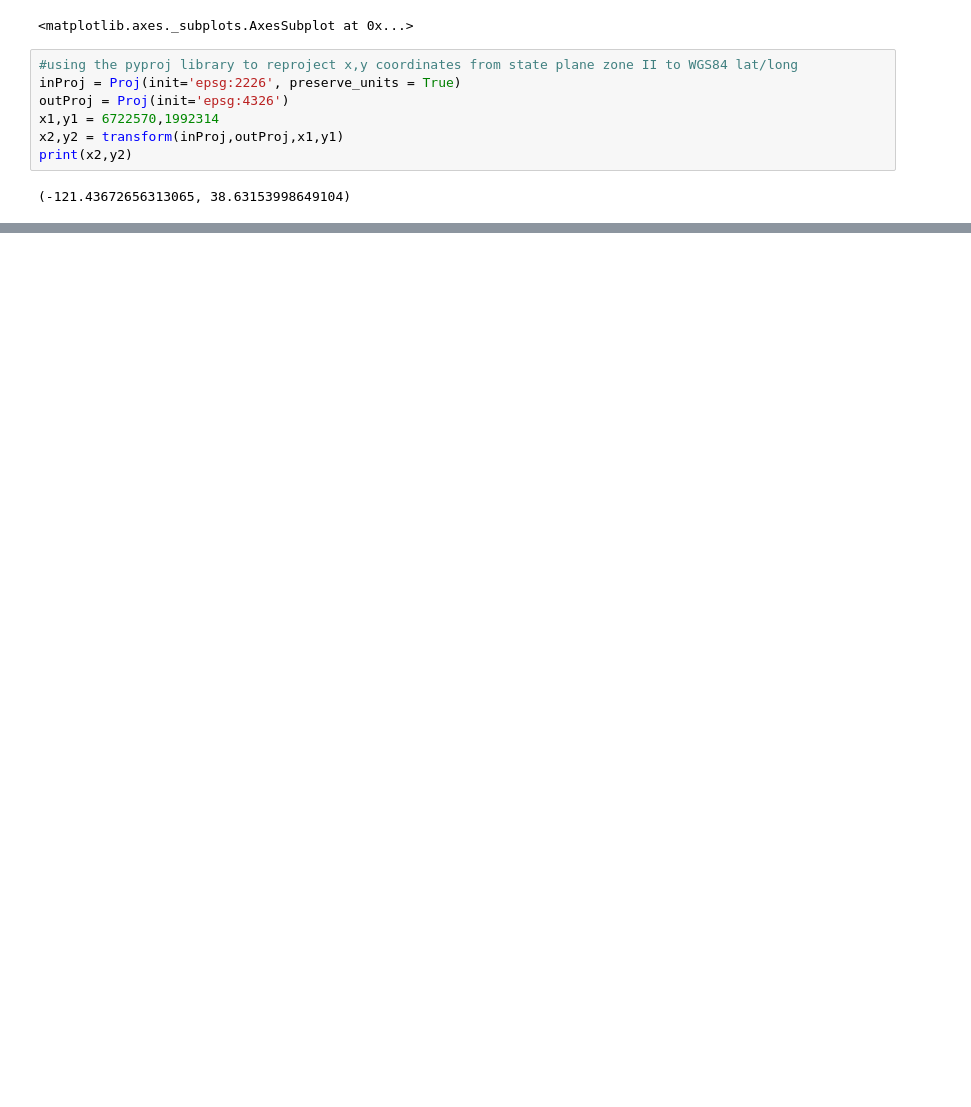
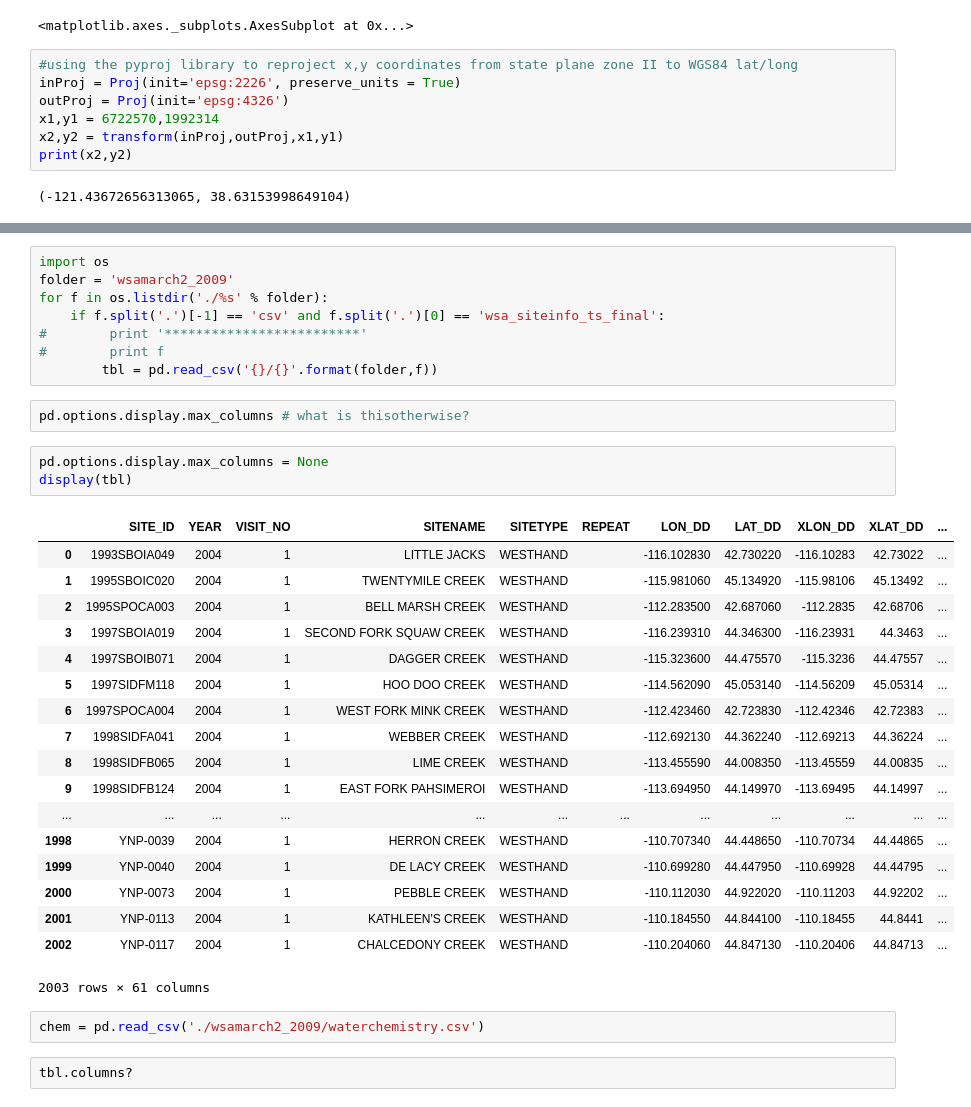
Before and after one commit to debboutr/2018_GIS_workshop, a Jupyter notebook: OpenDataExample.ipynb, the cells around one changed output, grey strips where cells are left out. Drawn from its saved outputs; the diff is of its cells as text; blank space fills up the shorter version.

```diff
--- a/OpenDataExample.ipynb
+++ b/OpenDataExample.ipynb
@@ -193,0 +277,36 @@ stamen_watercolor
+# %%
+import os
+folder = 'wsamarch2_2009'
+for f in os.listdir('./%s' % folder):
+    if f.split('.')[-1] == 'csv' and f.split('.')[0] == 'wsa_siteinfo_ts_final':
+#        print '*************************'
+#        print f
+        tbl = pd.read_csv('{}/{}'.format(folder,f))
+# %%
+pd.options.display.max_columns # what is thisotherwise?
+# %%
+pd.options.display.max_columns = None
+display(tbl)
+# %% [output]
+|  | SITE_ID | YEAR | VISIT_NO | SITENAME | SITETYPE | REPEAT | LON_DD | LAT_DD | XLON_DD | XLAT_DD | ... |
+| 0 | 1993SBOIA049 | 2004 | 1 | LITTLE JACKS | WESTHAND |  | -116.102830 | 42.730220 | -116.10283 | 42.73022 | ... |
+| 1 | 1995SBOIC020 | 2004 | 1 | TWENTYMILE CREEK | WESTHAND |  | -115.981060 | 45.134920 | -115.98106 | 45.13492 | ... |
+| 2 | 1995SPOCA003 | 2004 | 1 | BELL MARSH CREEK | WESTHAND |  | -112.283500 | 42.687060 | -112.2835 | 42.68706 | ... |
+| 3 | 1997SBOIA019 | 2004 | 1 | SECOND FORK SQUAW CREEK | WESTHAND |  | -116.239310 | 44.346300 | -116.23931 | 44.3463 | ... |
+| 4 | 1997SBOIB071 | 2004 | 1 | DAGGER CREEK | WESTHAND |  | -115.323600 | 44.475570 | -115.3236 | 44.47557 | ... |
+| 5 | 1997SIDFM118 | 2004 | 1 | HOO DOO CREEK | WESTHAND |  | -114.562090 | 45.053140 | -114.56209 | 45.05314 | ... |
+| 6 | 1997SPOCA004 | 2004 | 1 | WEST FORK MINK CREEK | WESTHAND |  | -112.423460 | 42.723830 | -112.42346 | 42.72383 | ... |
+| 7 | 1998SIDFA041 | 2004 | 1 | WEBBER CREEK | WESTHAND |  | -112.692130 | 44.362240 | -112.69213 | 44.36224 | ... |
+| 8 | 1998SIDFB065 | 2004 | 1 | LIME CREEK | WESTHAND |  | -113.455590 | 44.008350 | -113.45559 | 44.00835 | ... |
+| 9 | 1998SIDFB124 | 2004 | 1 | EAST FORK PAHSIMEROI | WESTHAND |  | -113.694950 | 44.149970 | -113.69495 | 44.14997 | ... |
+| ... | ... | ... | ... | ... | ... | ... | ... | ... | ... | ... | ... |
+| 1998 | YNP-0039 | 2004 | 1 | HERRON CREEK | WESTHAND |  | -110.707340 | 44.448650 | -110.70734 | 44.44865 | ... |
+| 1999 | YNP-0040 | 2004 | 1 | DE LACY CREEK | WESTHAND |  | -110.699280 | 44.447950 | -110.69928 | 44.44795 | ... |
+| 2000 | YNP-0073 | 2004 | 1 | PEBBLE CREEK | WESTHAND |  | -110.112030 | 44.922020 | -110.11203 | 44.92202 | ... |
+| 2001 | YNP-0113 | 2004 | 1 | KATHLEEN'S CREEK | WESTHAND |  | -110.184550 | 44.844100 | -110.18455 | 44.8441 | ... |
+| 2002 | YNP-0117 | 2004 | 1 | CHALCEDONY CREEK | WESTHAND |  | -110.204060 | 44.847130 | -110.20406 | 44.84713 | ... |
+2003 rows × 61 columns
+# %%
+chem = pd.read_csv('./wsamarch2_2009/waterchemistry.csv')
+# %%
+tbl.columns?
```
Also changed, not shown: parts of 48 cells of this notebook.
